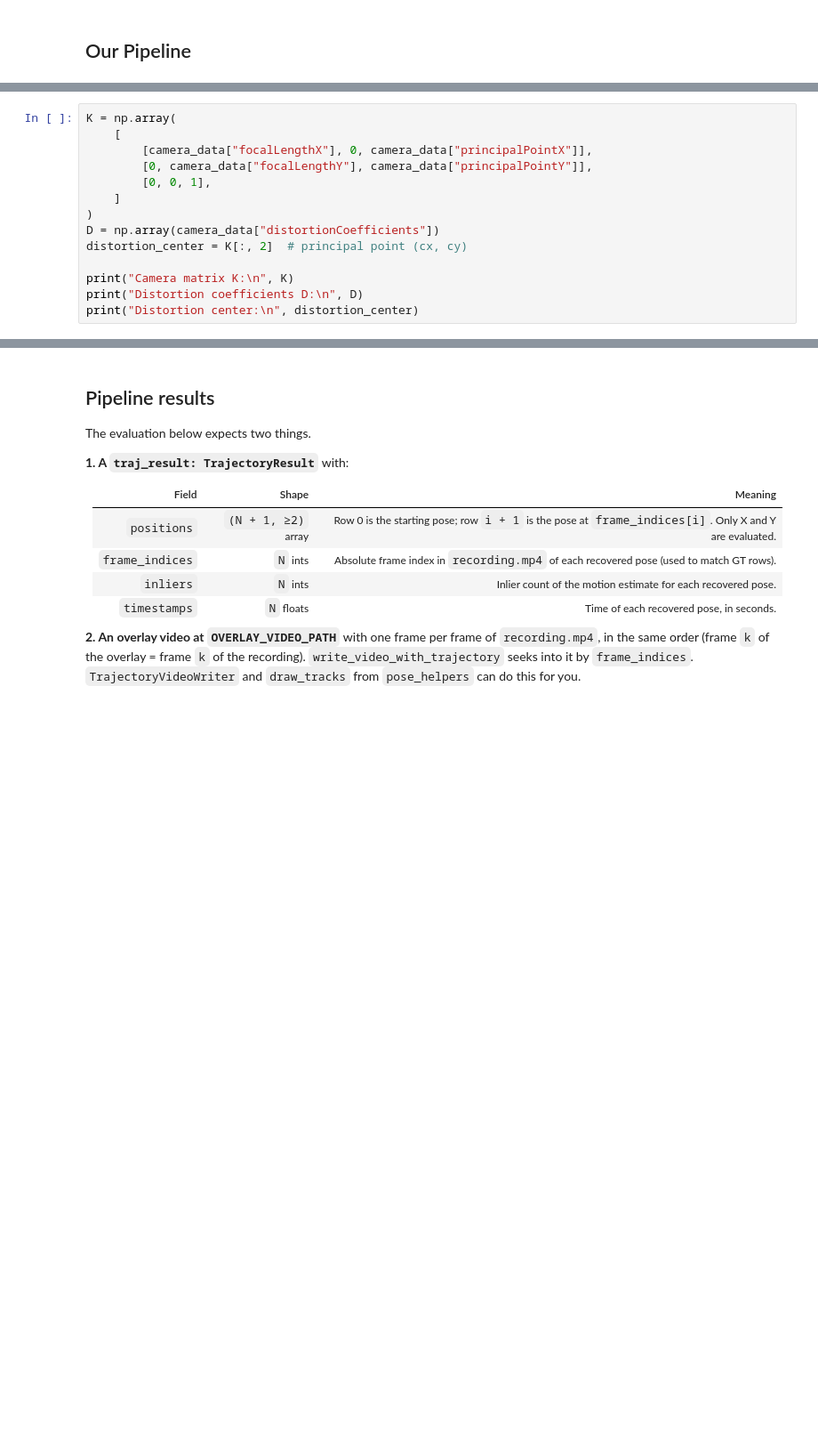
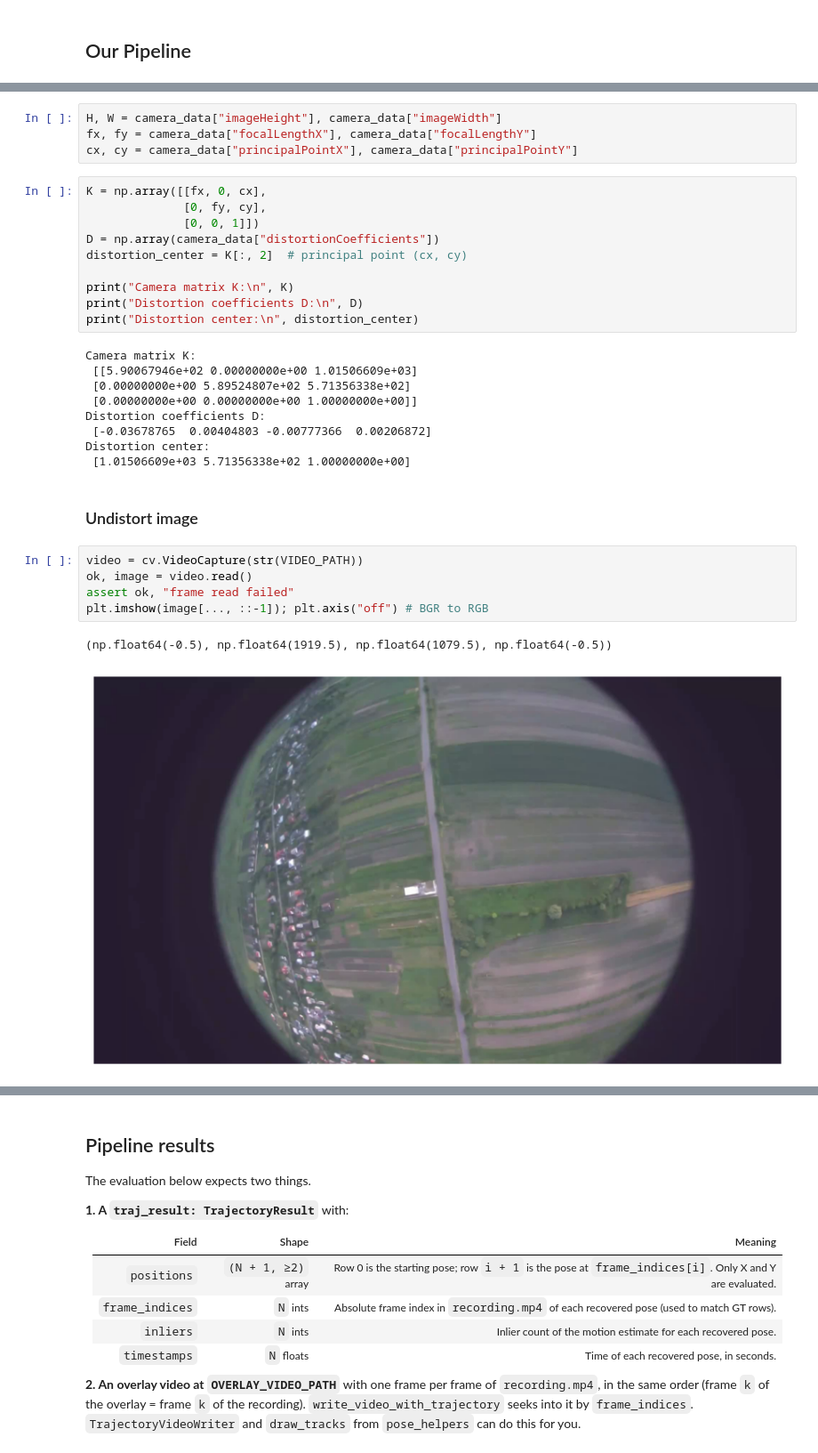
Before and after one commit to yagodanr/hw3_trajectory-estimation, a Jupyter notebook: homework.ipynb, the cells around one changed output, grey strips where cells are left out. Shown at 89% size. Drawn from its saved outputs; the diff is of its cells as text; blank space fills up the shorter version.

Commit message:
undistortion

```diff
--- a/homework.ipynb
+++ b/homework.ipynb
@@ -57,14 +73,33 @@ camera_data
+# %%
+H, W = camera_data["imageHeight"], camera_data["imageWidth"]
+fx, fy = camera_data["focalLengthX"], camera_data["focalLengthY"]
+cx, cy = camera_data["principalPointX"], camera_data["principalPointY"]
 # %%
-K = np.array(
-    [
-        [camera_data["focalLengthX"], 0, camera_data["principalPointX"]],
-        [0, camera_data["focalLengthY"], camera_data["principalPointY"]],
-        [0, 0, 1],
-    ]
-)
+K = np.array([[fx, 0, cx],
+              [0, fy, cy],
+              [0, 0, 1]])
 D = np.array(camera_data["distortionCoefficients"])
 distortion_center = K[:, 2]  # principal point (cx, cy)
 
 print("Camera matrix K:\n", K)
 print("Distortion coefficients D:\n", D)
 print("Distortion center:\n", distortion_center)
+# %% [output]
+Camera matrix K:
+ [[5.90067946e+02 0.00000000e+00 1.01506609e+03]
+ [0.00000000e+00 5.89524807e+02 5.71356338e+02]
+ [0.00000000e+00 0.00000000e+00 1.00000000e+00]]
+Distortion coefficients D:
+ [-0.03678765  0.00404803 -0.00777366  0.00206872]
+Distortion center:
+ [1.01506609e+03 5.71356338e+02 1.00000000e+00]
+# %% [markdown]
+### Undistort image
+# %%
+video = cv.VideoCapture(str(VIDEO_PATH))
+ok, image = video.read()
+assert ok, "frame read failed"
+plt.imshow(image[..., ::-1]); plt.axis("off") # BGR to RGB
+# %% [output]
+(np.float64(-0.5), np.float64(1919.5), np.float64(1079.5), np.float64(-0.5))
+[figure, added]
```
Also changed, not shown: parts of 10 cells of this notebook.
